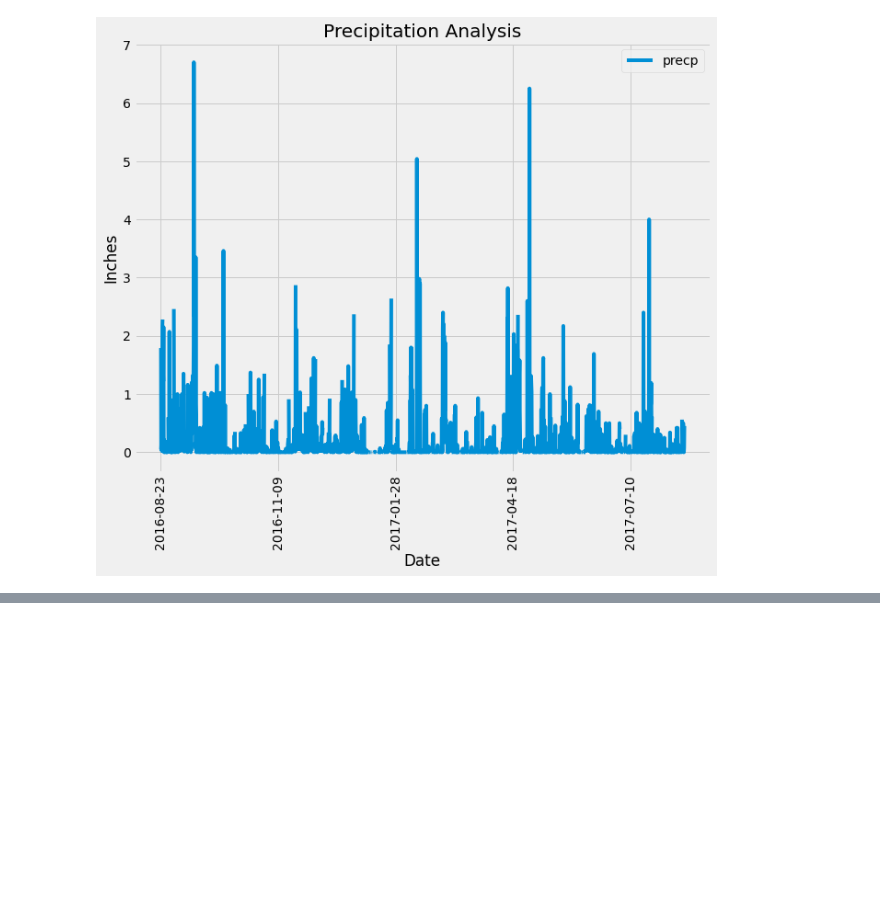
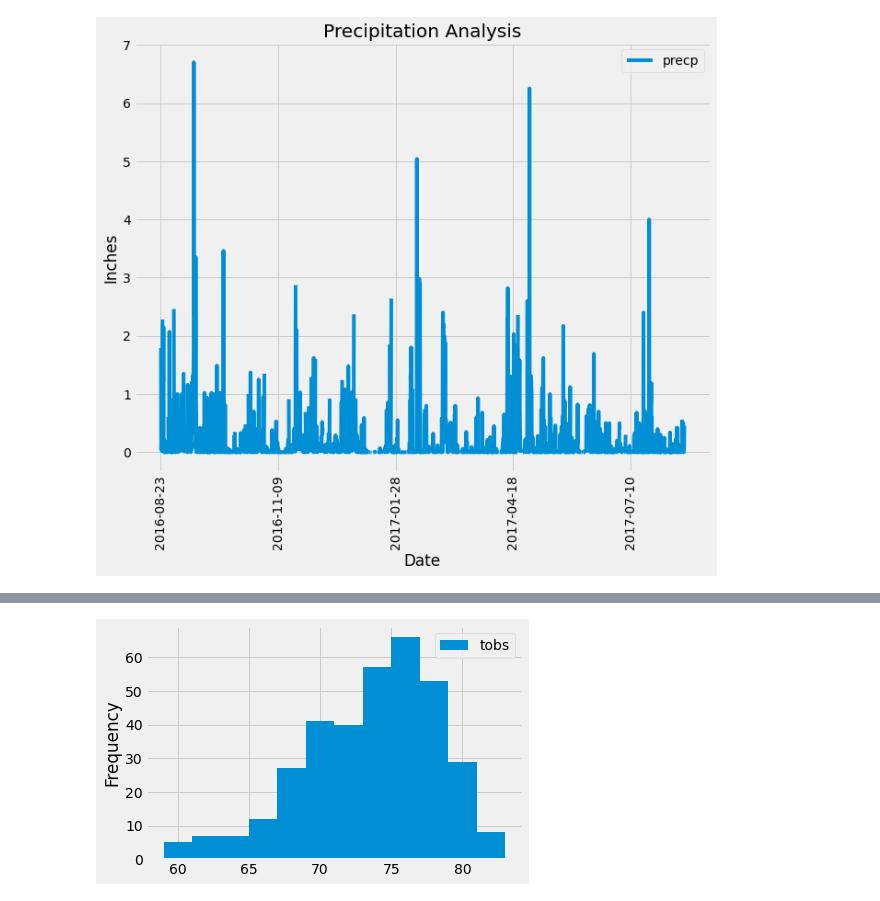
Before and after one commit to i1620/sqlalchemy-challenge, a Jupyter notebook: Climate_Analysis.ipynb, the cells around one changed output, grey strips where cells are left out. Saved outputs shown, nothing was run; the diff lists cells and outputs as text; code cells hidden in the pictures; blank space fills up the shorter version.

```diff
--- a/Climate_Analysis.ipynb
+++ b/Climate_Analysis.ipynb
@@ -161,0 +151,5 @@ daily_normals("01-01")
+# %%
+# Query the last 12 months of temperature observation data for this station
+high_station = pd.read_sql("select date,tobs from Measurement where station = 'USC00519281' \
+and date between '2016-08-23' and '2017-08-23'",conn)
+high_station.head()
@@ -161,0 +163,6 @@ daily_normals("01-01")
+# %%
+# Plot the results as a histogram
+high_station.plot.hist(bins=12)
+plt.show()
+# %% [output]
+[figure, added]
```
Also changed, not shown: parts of 16 cells of this notebook.
